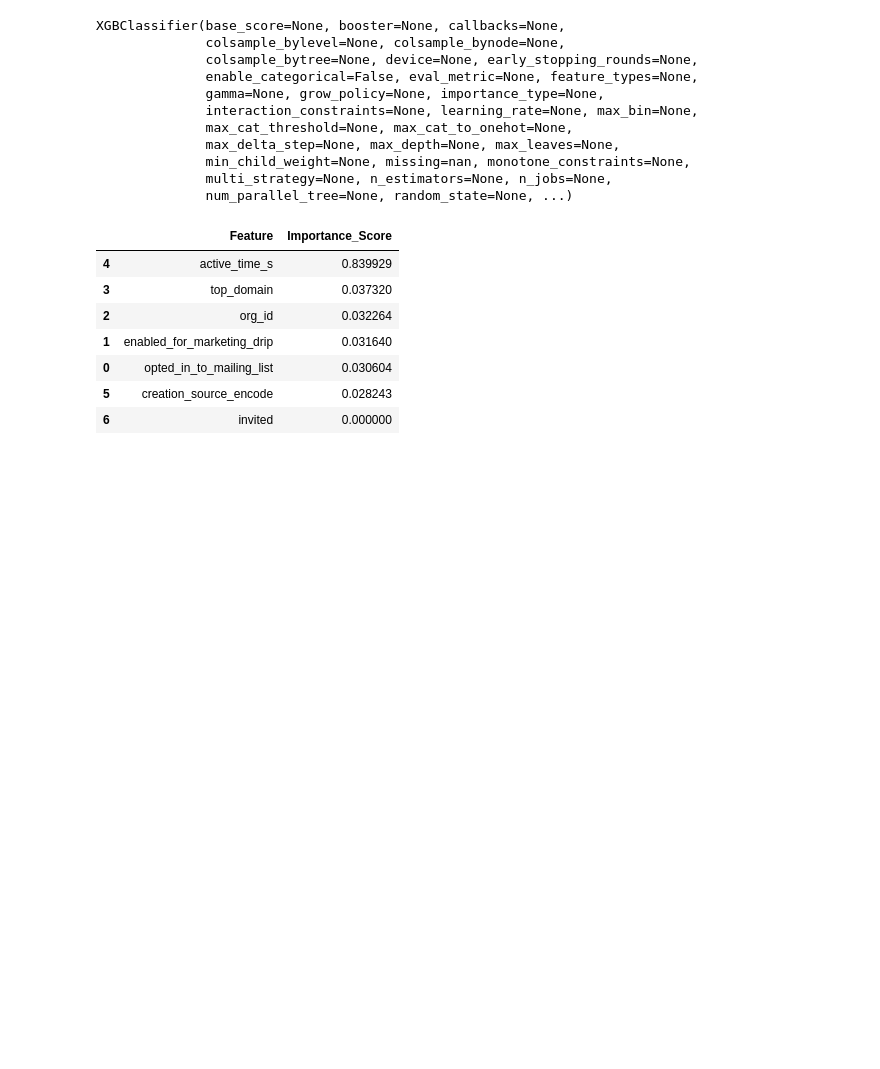
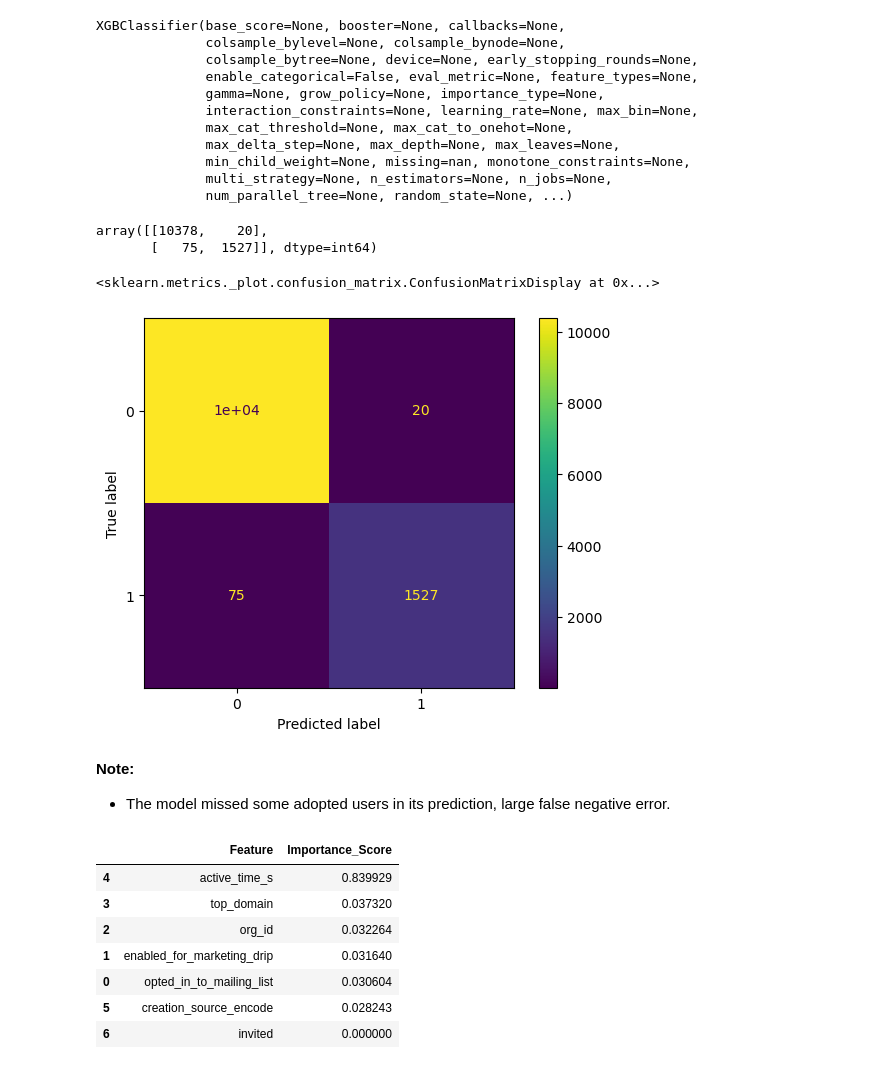
Before and after one commit to wangtuguahhh/Springboard, a Jupyter notebook: 27.2.2_relax_challenge/Relax_Adopted_User_Challenge.ipynb, the cells around one changed output. Drawn from its saved outputs; the diff is of its cells as text; code cells hidden in the pictures; blank space fills up the shorter version.

```diff
--- a/27.2.2_relax_challenge/Relax_Adopted_User_Challenge.ipynb
+++ b/27.2.2_relax_challenge/Relax_Adopted_User_Challenge.ipynb
@@ -466,6 +513,22 @@ XGBClassifier(base_score=None, booster=None, callbacks=None,
               min_child_weight=None, missing=nan, monotone_constraints=None,
               multi_strategy=None, n_estimators=None, n_jobs=None,
               num_parallel_tree=None, random_state=None, ...)
+# %%
+# get confusion matrix for this model
+yhat = model.predict(X)
+confusion_matrix(y, yhat)
+# %% [output]
+array([[10378,    20],
+       [   75,  1527]], dtype=int64)
+# %%
+# plot the confusion matrix
+plot_confusion_matrix(model, X, y)
+# %% [output]
+<sklearn.metrics._plot.confusion_matrix.ConfusionMatrixDisplay at 0x...>
+[figure, added]
+# %% [markdown]
+**Note:**
+* The model missed some adopted users in its prediction, large false negative error.
 # %%
 # get feature importance
 fi_scores = list(model.feature_importances_)
```
Also changed, not shown: parts of 14 cells of this notebook.
